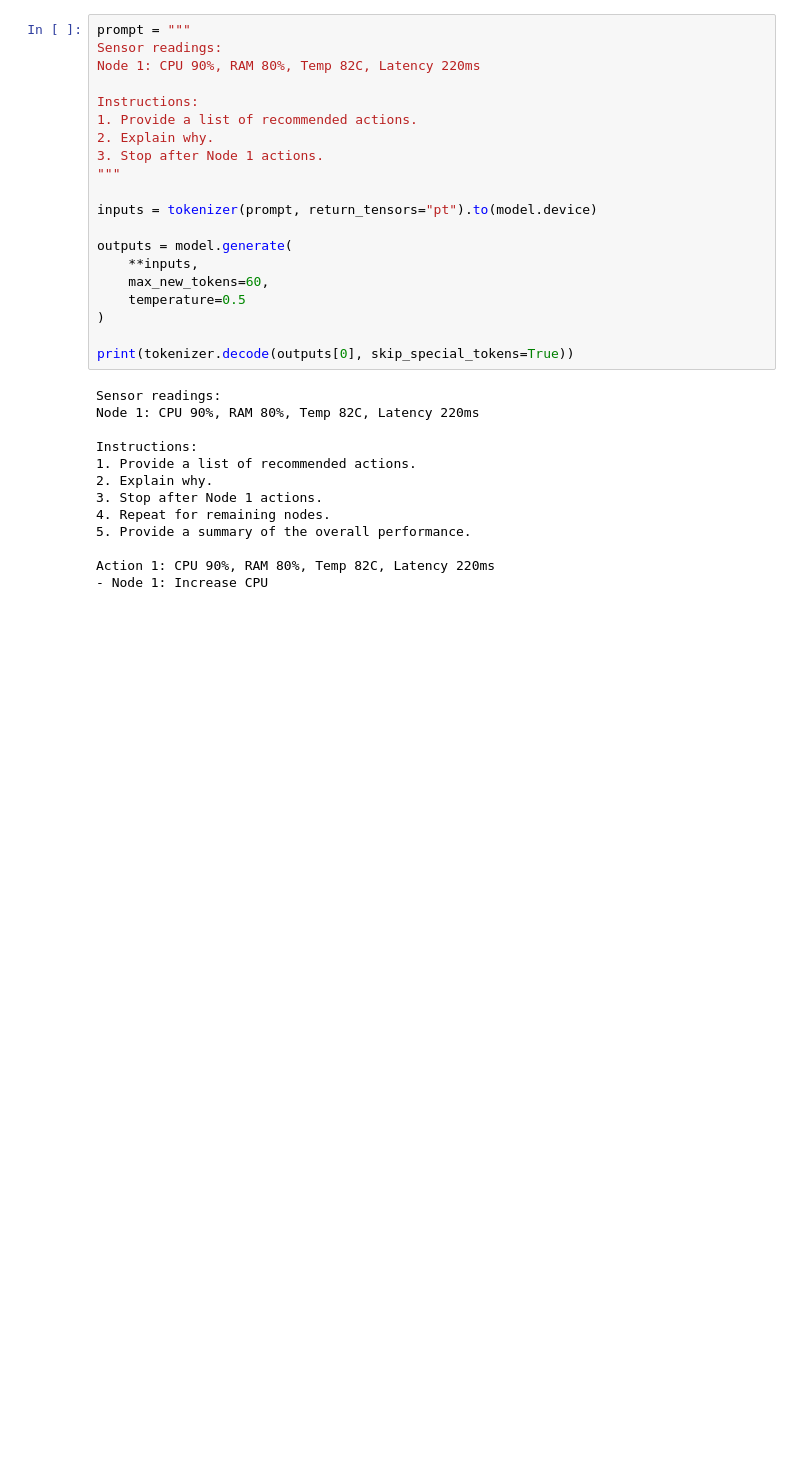
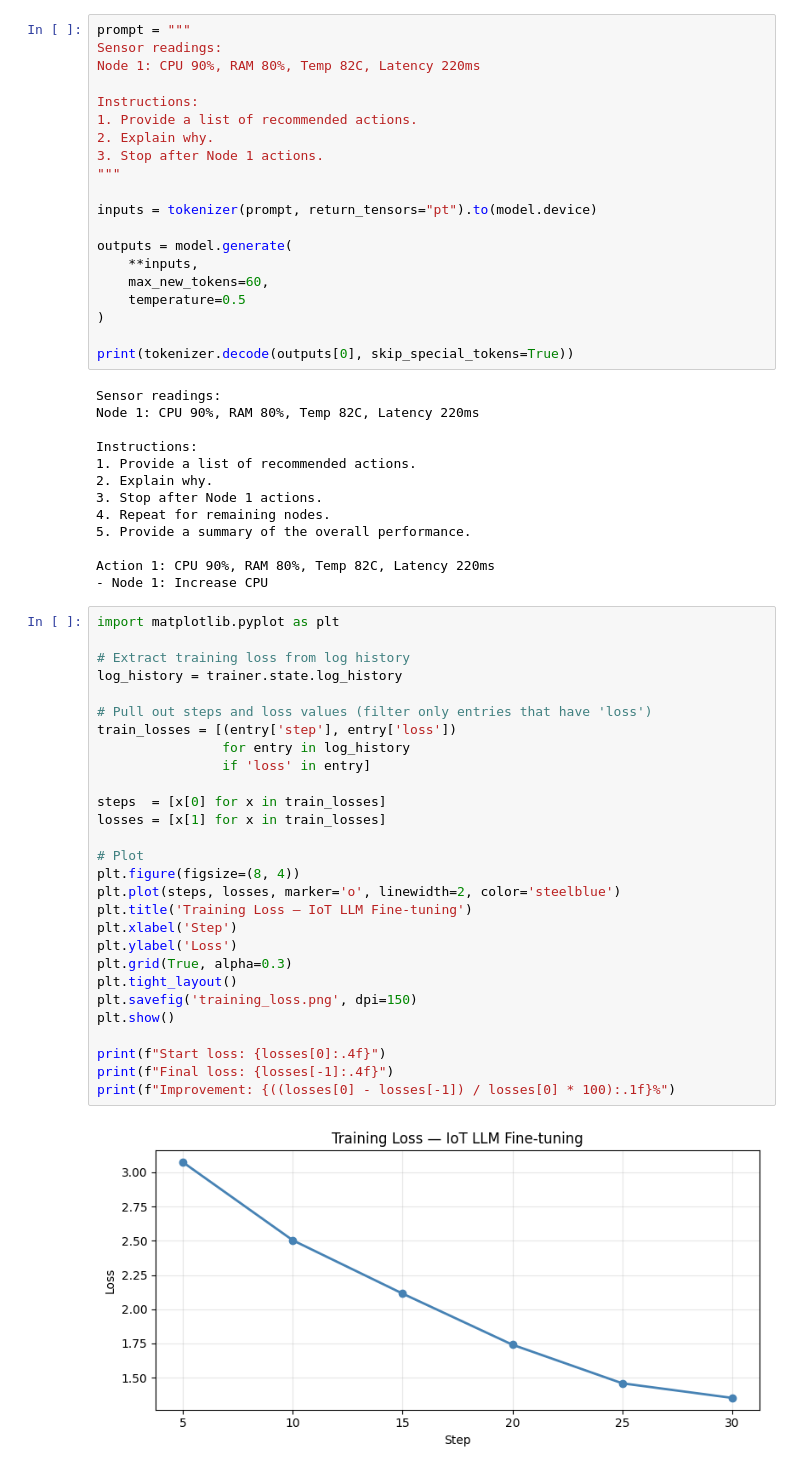
Before and after one commit to JeffreyRed/fine_tuning_llm, a Jupyter notebook: fine_tuning.ipynb, the cells around one changed output. Drawn from its saved outputs; the diff is of its cells as text; blank space fills up the shorter version.

Commit message:
adding loss graph

```diff
--- a/fine_tuning.ipynb
+++ b/fine_tuning.ipynb
@@ -120,3 +120,33 @@ Instructions:
 
 Action 1: CPU 90%, RAM 80%, Temp 82C, Latency 220ms
 - Node 1: Increase CPU
+# %%
+import matplotlib.pyplot as plt
+
+# Extract training loss from log history
+log_history = trainer.state.log_history
+
+# Pull out steps and loss values (filter only entries that have 'loss')
+train_losses = [(entry['step'], entry['loss'])
+                for entry in log_history
+                if 'loss' in entry]
+
+steps  = [x[0] for x in train_losses]
+losses = [x[1] for x in train_losses]
+
+# Plot
+plt.figure(figsize=(8, 4))
+plt.plot(steps, losses, marker='o', linewidth=2, color='steelblue')
+plt.title('Training Loss — IoT LLM Fine-tuning')
+plt.xlabel('Step')
+plt.ylabel('Loss')
+plt.grid(True, alpha=0.3)
+plt.tight_layout()
+plt.savefig('training_loss.png', dpi=150)
+plt.show()
+
+print(f"Start loss: {losses[0]:.4f}")
+print(f"Final loss: {losses[-1]:.4f}")
+print(f"Improvement: {((losses[0] - losses[-1]) / losses[0] * 100):.1f}%")
+# %% [output]
+[figure, added]
```
Also changed, not shown: parts of 3 cells of this notebook, 7 other files.
